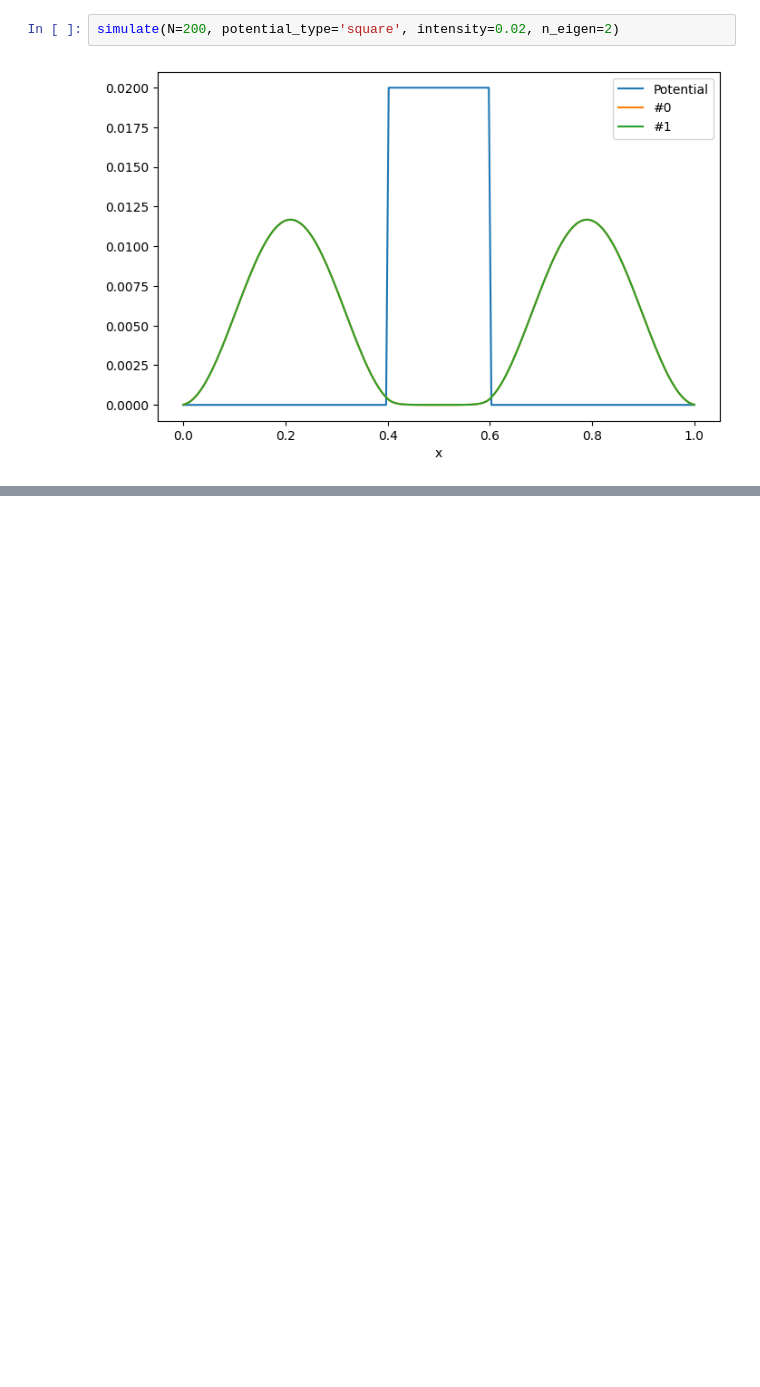
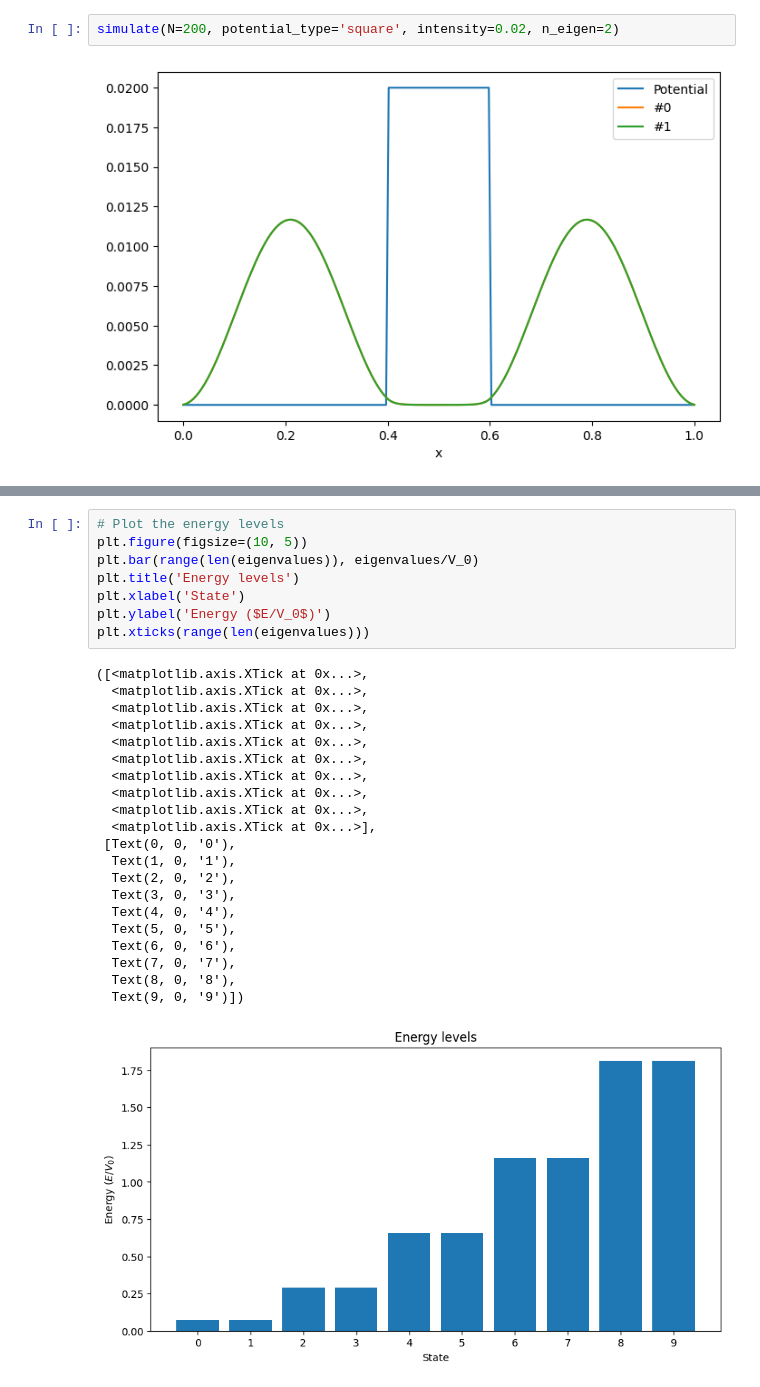
Before and after one commit to MrIsCM/Physics_Simulations, a Jupyter notebook: Shrodinger/shrod_eq.ipynb, the cells around one changed output, grey strips where cells are left out. Cells and saved outputs as stored; diff of their text form; blank space fills up the shorter version.

```diff
--- a/Shrodinger/shrod_eq.ipynb
+++ b/Shrodinger/shrod_eq.ipynb
@@ -158,0 +165,30 @@ Degenerate states: 3 and 2
+# %%
+# Plot the energy levels
+plt.figure(figsize=(10, 5))
+plt.bar(range(len(eigenvalues)), eigenvalues/V_0)
+plt.title('Energy levels')
+plt.xlabel('State')
+plt.ylabel('Energy ($E/V_0$)')
+plt.xticks(range(len(eigenvalues)))
+# %% [output]
+([<matplotlib.axis.XTick at 0x...>,
+  <matplotlib.axis.XTick at 0x...>,
+  <matplotlib.axis.XTick at 0x...>,
+  <matplotlib.axis.XTick at 0x...>,
+  <matplotlib.axis.XTick at 0x...>,
+  <matplotlib.axis.XTick at 0x...>,
+  <matplotlib.axis.XTick at 0x...>,
+  <matplotlib.axis.XTick at 0x...>,
+  <matplotlib.axis.XTick at 0x...>,
+  <matplotlib.axis.XTick at 0x...>],
+ [Text(0, 0, '0'),
+  Text(1, 0, '1'),
+  Text(2, 0, '2'),
+  Text(3, 0, '3'),
+  Text(4, 0, '4'),
+  Text(5, 0, '5'),
+  Text(6, 0, '6'),
+  Text(7, 0, '7'),
+  Text(8, 0, '8'),
+  Text(9, 0, '9')])
+[figure, added]
```
Also changed, not shown: parts of 8 cells of this notebook.
